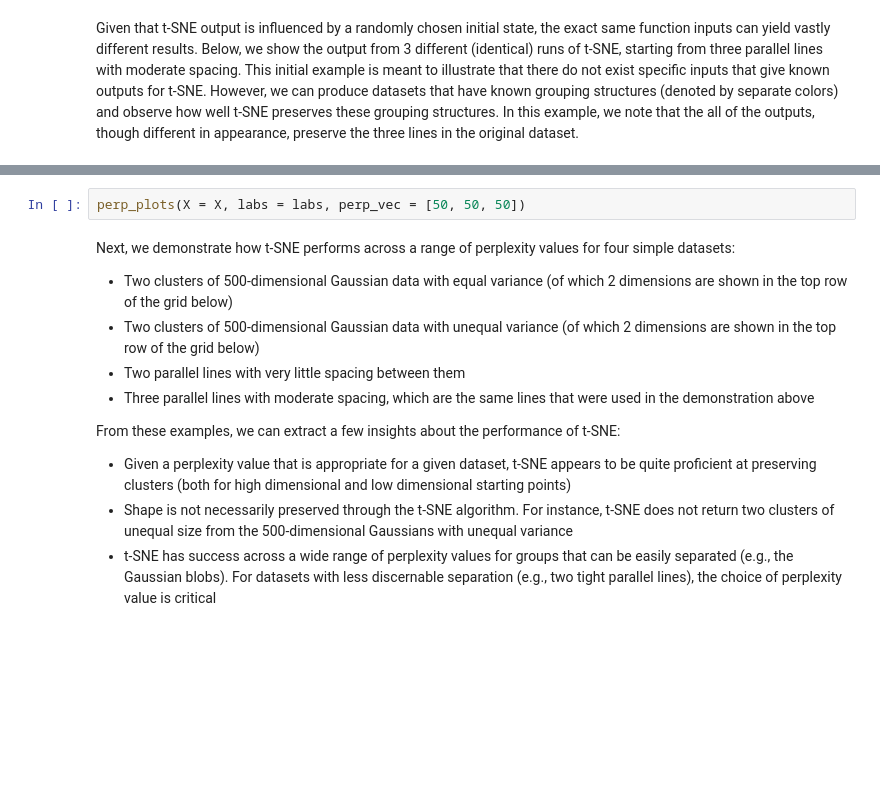
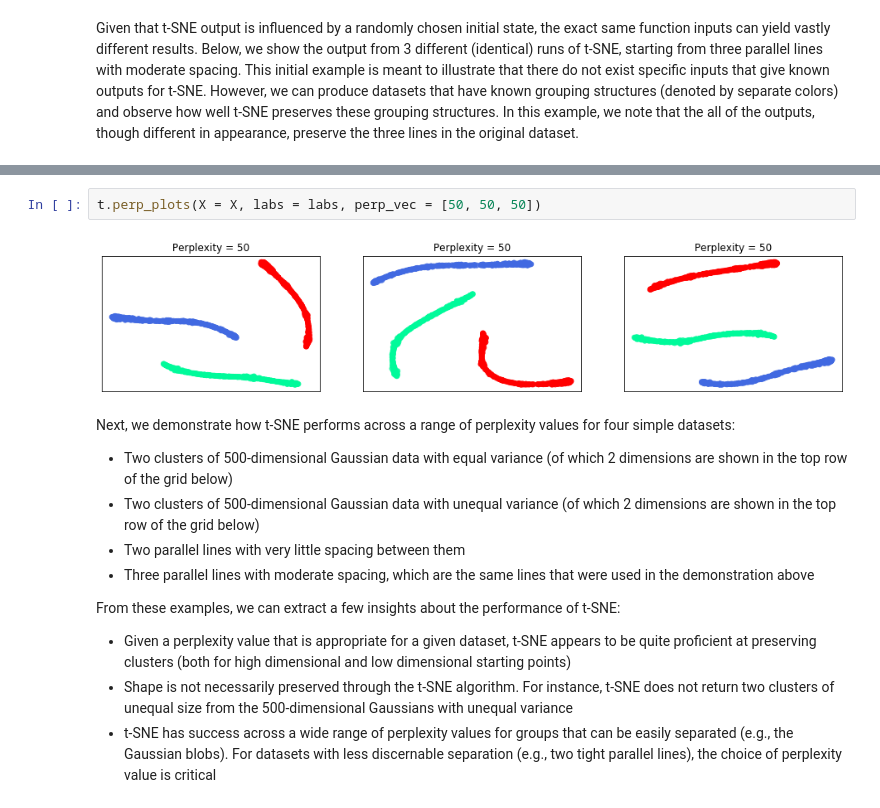
Before and after one commit to robkravec/t-SNE-Implementation, a Jupyter notebook: writeup.ipynb, the cells around one changed output, grey strips where cells are left out. Drawn from its saved outputs; the diff is of its cells as text; blank space fills up the shorter version.

```diff
--- a/writeup.ipynb
+++ b/writeup.ipynb
@@ -214,5 +231,7 @@ plt.yticks([]);
 # %%
-perp_plots(X = X, labs = labs, perp_vec = [50, 50, 50])
+t.perp_plots(X = X, labs = labs, perp_vec = [50, 50, 50])
+# %% [output]
+[figure, added]
 # %% [markdown]
 Next, we demonstrate how t-SNE performs across a range of perplexity values for four simple datasets:
 
```
Also changed, not shown: parts of 12 cells of this notebook.
